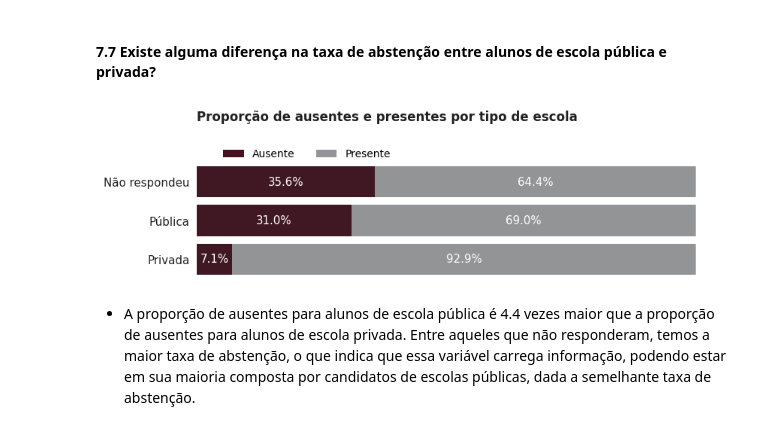
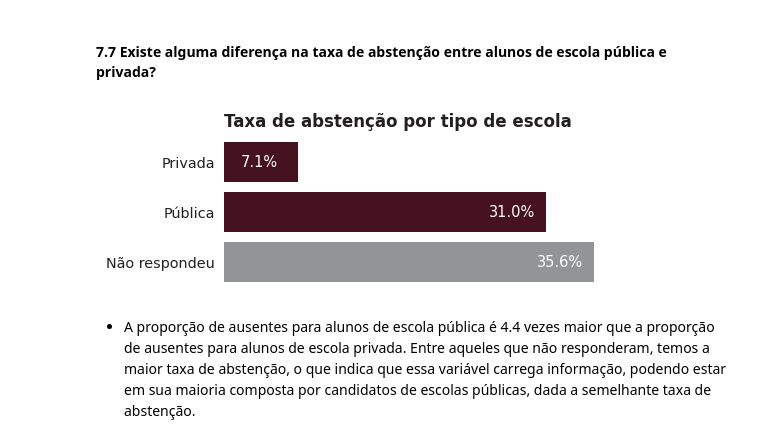
Before and after one commit to allmeidaapedro/Enem-Analysis, a Jupyter notebook: notebooks/2_eda.ipynb, the cells around one changed output. Saved outputs shown, nothing was run; the diff lists cells and outputs as text; code cells hidden in the pictures.

```diff
--- a/notebooks/2_eda.ipynb
+++ b/notebooks/2_eda.ipynb
@@ -898,18 +936,15 @@ horizontal_stacked_bar_plot(region_absent, second_x='presente', first_x='ausente
 #### 7.7 Existe alguma diferença na taxa de abstenção entre alunos de escola pública e privada?
 # %%
 school_absent = absent_df.groupby(['escola'])[['presente']].mean().reset_index()
-school_absent['ausente'] = 1 - school_absent['presente']
+school_absent['ausente'] = round((1 - school_absent['presente']) * 100, 1)
 school_absent = school_absent.sort_values(by=['ausente'], ascending=False)
 
-order = school_absent['escola'].tolist()
-
-horizontal_stacked_bar_plot(school_absent, second_x='presente', first_x='ausente', y='escola', y_tick_range=range(len(school_absent)),
-                            second_bar_color=CINZA7, first_bar_color=VERMELHO_FORTE, second_bar_label='Presente', first_bar_label='Ausente',
-                            ytick_labels=order, title='Proporção de ausentes e presentes por tipo de escola', title_pad=40, figsize=(9, 2),
-                            text_color=BRANCO, text_ha='center', text_va='center', bar_width=0.8, legend_x=0.21, legend_y=1.2, first_handle_color=VERMELHO_FORTE,
-                            second_handle_color=CINZA7, order=order)
+barh_plot(school_absent, 'escola', 'ausente',
+          title='Taxa de abstenção por tipo de escola', ytick_range=range(len(school_absent)),
+          invert_yaxis=False, text_size=10.5, text_color=BRANCO, bar_color=[CINZA7] + [VERMELHO_FORTE]*2, figsize=(5, 2),
+          text_space=-5.5)
 # %% [output]
-[figure, old version]
+[figure, new version]
 # %% [markdown]
 - A proporção de ausentes para alunos de escola pública é 4.4 vezes maior que a proporção de ausentes para alunos de escola privada. Entre aqueles que não responderam, temos a maior taxa de abstenção, o que indica que essa variável carrega informação, podendo estar em sua maioria composta por candidatos de escolas públicas, dada a semelhante taxa de abstenção.
 # %% [markdown]
```
Also changed, not shown: parts of 33 cells of this notebook, 7 other files.
